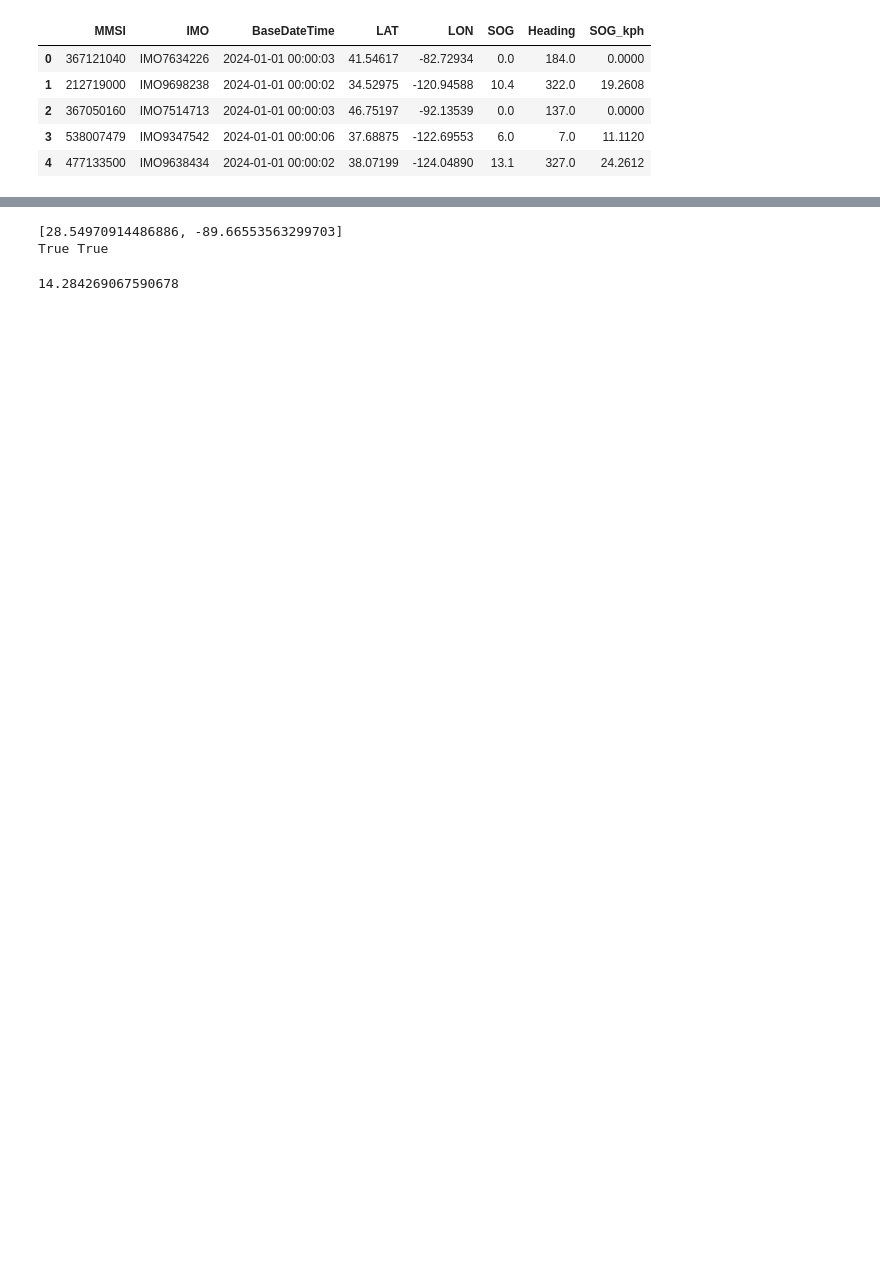
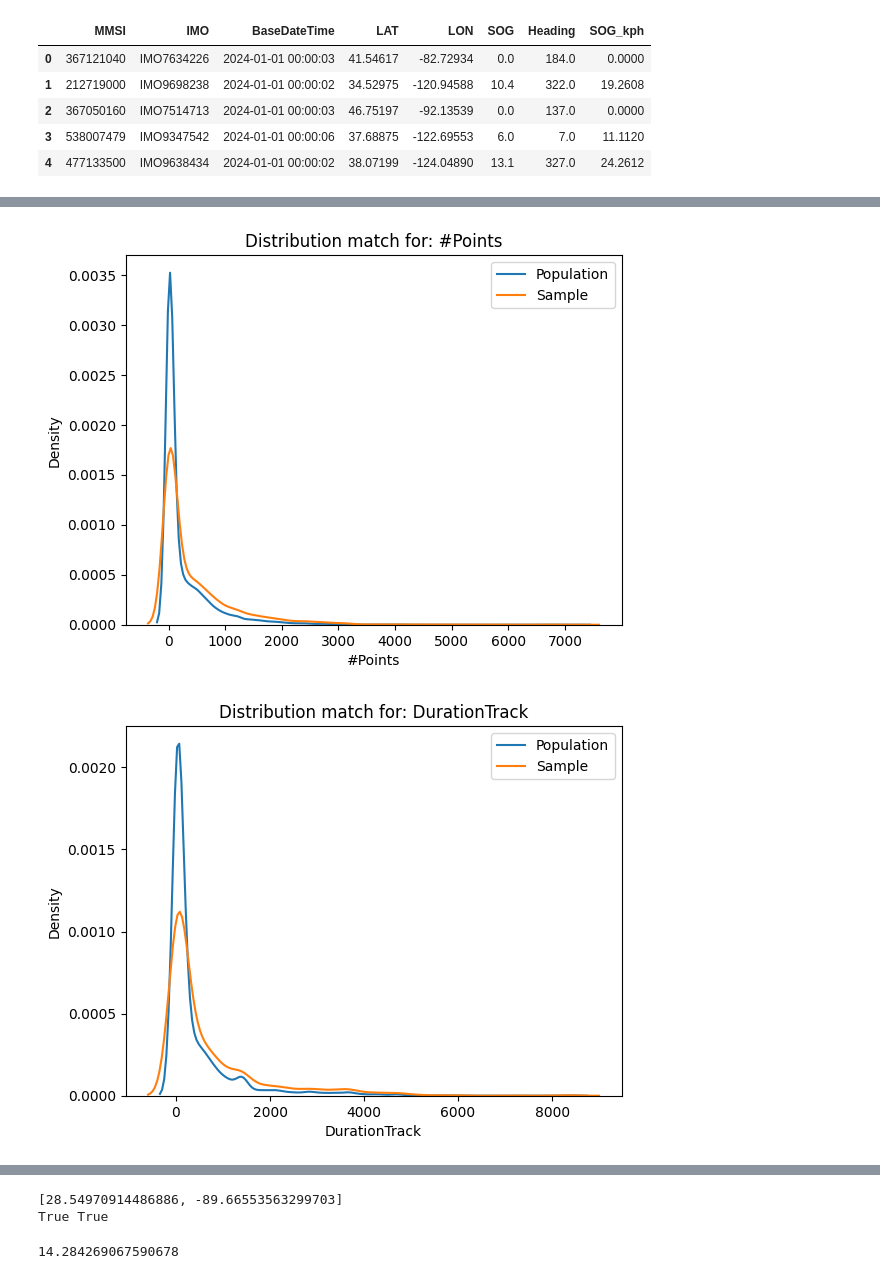
Before and after one commit to grimmmbo/AIS_RF_matching, a Jupyter notebook: notebooks/test_notebooks/test0106.ipynb, the cells around one changed output, grey strips where cells are left out. Cells and saved outputs as stored; diff of their text form; code cells hidden in the pictures; blank space fills up the shorter version.

```diff
--- a/notebooks/test_notebooks/test0106.ipynb
+++ b/notebooks/test_notebooks/test0106.ipynb
@@ -256,0 +318,42 @@ df_continuous_routes.head(5)
+# %%
+from sklearn.preprocessing import StandardScaler
+from sklearn.neighbors import KernelDensity
+
+# Features to match on
+features = ["#Points", "DurationTrack", "AverageSpeed", "LatSpan", "LonSpan", "MeanIntraTimeDiff"]
+df_features = AIS_charateristics[features].dropna()
+
+# Normalize for KDE
+scaler = StandardScaler()
+X_scaled = scaler.fit_transform(df_features)
+
+# Fit KDE
+kde = KernelDensity(kernel="gaussian", bandwidth=0.5)
+kde.fit(X_scaled)
+
+# Score all tracks
+log_density = kde.score_samples(X_scaled)
+AIS_charateristics["density_score"] = -log_density  # lower = more representative
+# %%
+# Higher score = more likely to be sampled
+AIS_charateristics["sampling_weight"] = np.exp(AIS_charateristics["density_score"] * 0.25)
+
+sample_size = 5000
+sampled = AIS_charateristics.sample(
+    n=sample_size,
+    weights=AIS_charateristics["sampling_weight"],
+    random_state=42
+)
+# %%
+import seaborn as sns
+import matplotlib.pyplot as plt
+
+for col in features:
+    sns.kdeplot(AIS_charateristics[col], label="Population")
+    sns.kdeplot(sampled[col], label="Sample")
+    plt.title(f"Distribution match for: {col}")
+    plt.legend()
+    plt.show()
+# %% [output]
+[figure, added]
+[figure, added]
```
Also changed, not shown: parts of 40 cells of this notebook, 11 other files.
